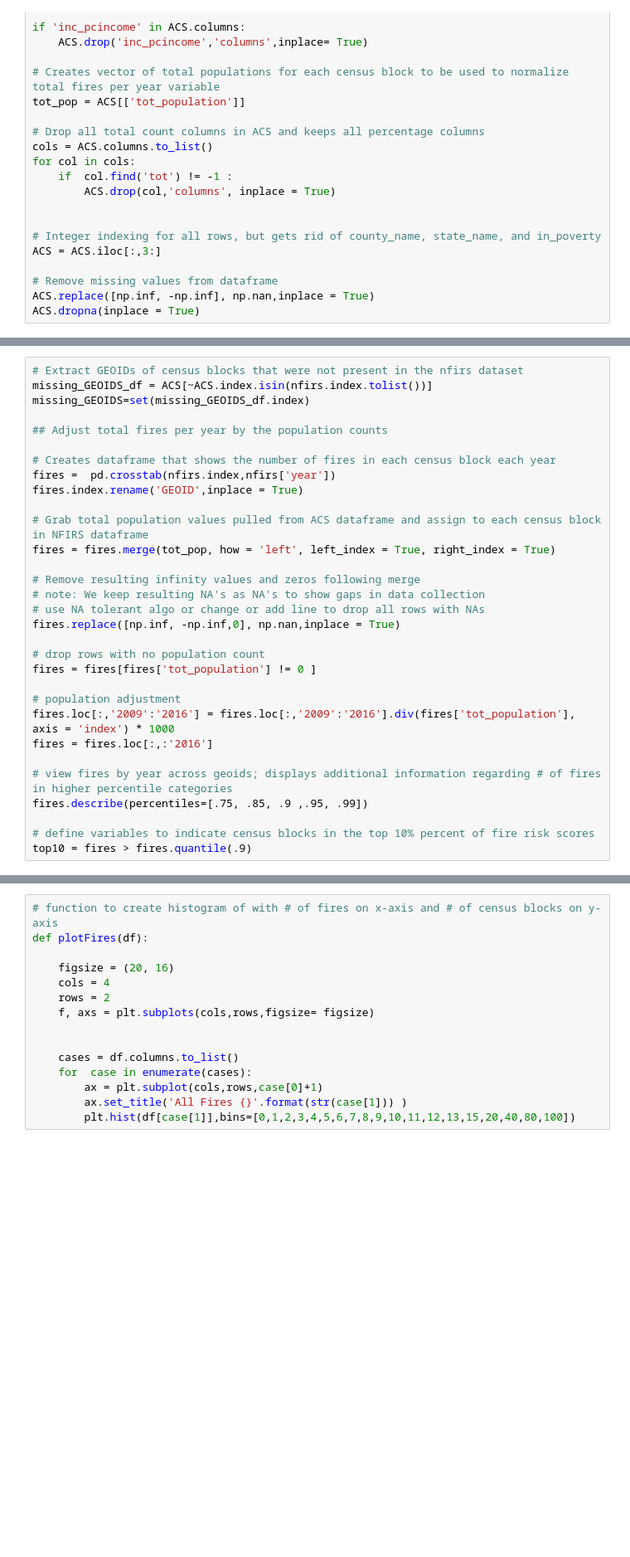
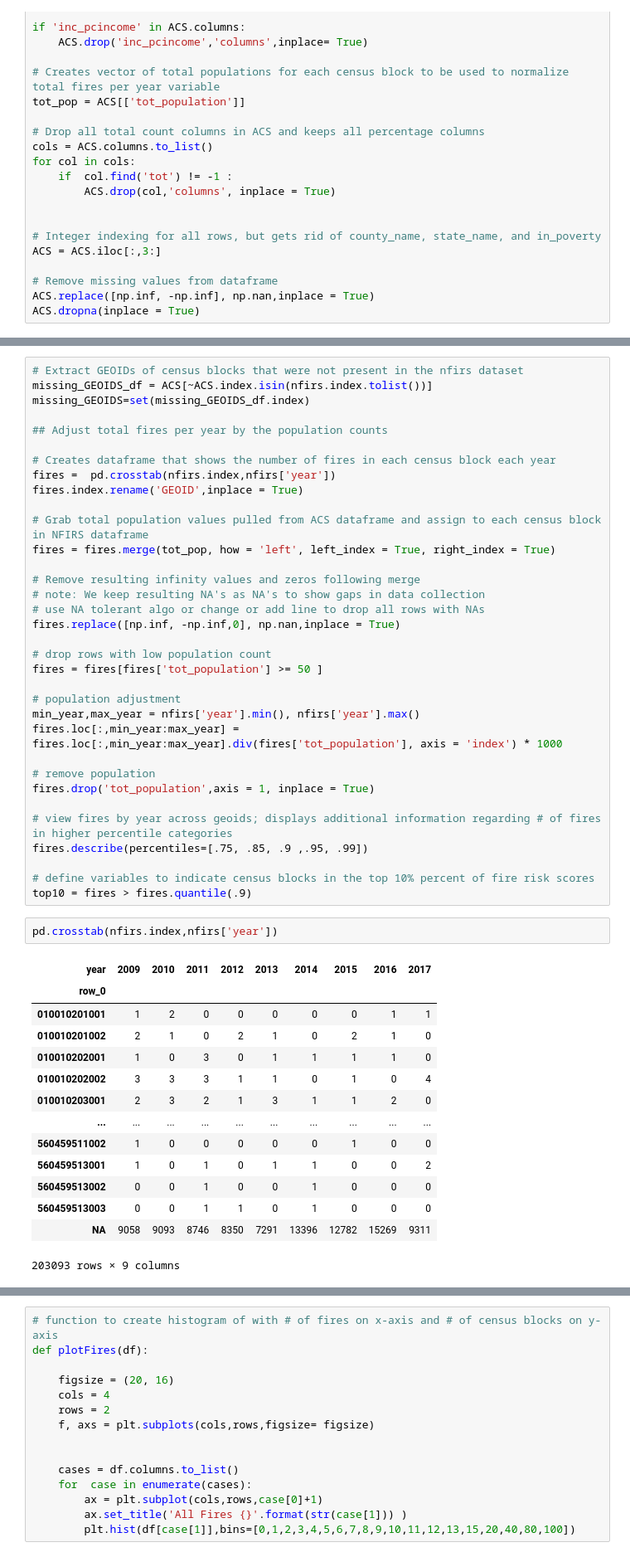
Before and after one commit to DataKind-DC/rcp2, a Jupyter notebook: Code/Models/NFIRS_Block_level.ipynb, the cells around one changed output, grey strips where cells are left out. Shown at 83% size. Cells and saved outputs as stored; diff of their text form; blank space fills up the shorter version.

```diff
--- a/Code/Models/NFIRS_Block_level.ipynb
+++ b/Code/Models/NFIRS_Block_level.ipynb
@@ -143,18 +219,38 @@ fires = fires.merge(tot_pop, how = 'left', left_index = True, right_index = True
 # use NA tolerant algo or change or add line to drop all rows with NAs
 fires.replace([np.inf, -np.inf,0], np.nan,inplace = True)
 
-# drop rows with no population count
-fires = fires[fires['tot_population'] != 0 ]
+# drop rows with low population count
+fires = fires[fires['tot_population'] >= 50 ]
 
 # population adjustment
-fires.loc[:,'2009':'2016'] = fires.loc[:,'2009':'2016'].div(fires['tot_population'], axis = 'index') * 1000
-fires = fires.loc[:,:'2016']
+min_year,max_year = nfirs['year'].min(), nfirs['year'].max()
+fires.loc[:,min_year:max_year] = fires.loc[:,min_year:max_year].div(fires['tot_population'], axis = 'index') * 1000
+
+# remove population
+fires.drop('tot_population',axis = 1, inplace = True)
 
 # view fires by year across geoids; displays additional information regarding # of fires in higher percentile categories
 fires.describe(percentiles=[.75, .85, .9 ,.95, .99])
 
 # define variables to indicate census blocks in the top 10% percent of fire risk scores
 top10 = fires > fires.quantile(.9)
+# %%
+pd.crosstab(nfirs.index,nfirs['year'])
+# %% [output]
+| year | 2009 | 2010 | 2011 | 2012 | 2013 | 2014 | 2015 | 2016 | 2017 |
+| row_0 |  |  |  |  |  |  |  |  |  |
+| 010010201001 | 1 | 2 | 0 | 0 | 0 | 0 | 0 | 1 | 1 |
+| 010010201002 | 2 | 1 | 0 | 2 | 1 | 0 | 2 | 1 | 0 |
+| 010010202001 | 1 | 0 | 3 | 0 | 1 | 1 | 1 | 1 | 0 |
+| 010010202002 | 3 | 3 | 3 | 1 | 1 | 0 | 1 | 0 | 4 |
+| 010010203001 | 2 | 3 | 2 | 1 | 3 | 1 | 1 | 2 | 0 |
+| ... | ... | ... | ... | ... | ... | ... | ... | ... | ... |
+| 560459511002 | 1 | 0 | 0 | 0 | 0 | 0 | 1 | 0 | 0 |
+| 560459513001 | 1 | 0 | 1 | 0 | 1 | 1 | 0 | 0 | 2 |
+| 560459513002 | 0 | 0 | 1 | 0 | 0 | 1 | 0 | 0 | 0 |
+| 560459513003 | 0 | 0 | 1 | 1 | 0 | 1 | 0 | 0 | 0 |
+| NA | 9058 | 9093 | 8746 | 8350 | 7291 | 13396 | 12782 | 15269 | 9311 |
+203093 rows × 9 columns
 # %%
 fires
 # %% [output]
```
Also changed, not shown: parts of 6 cells of this notebook, 2 other files.
